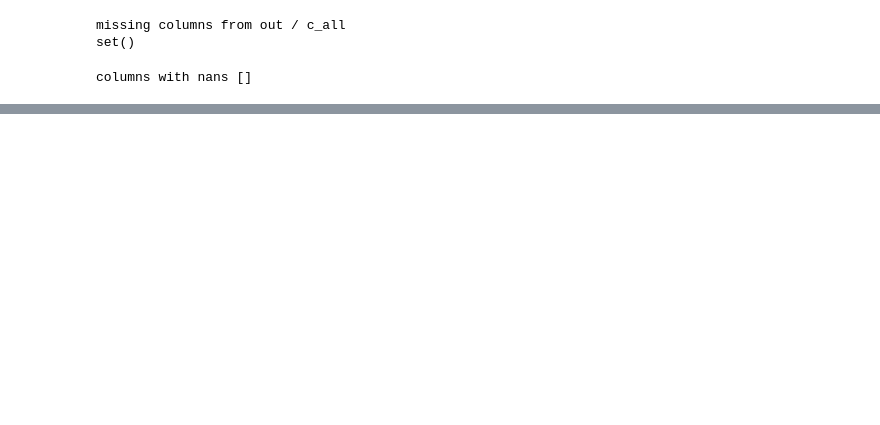
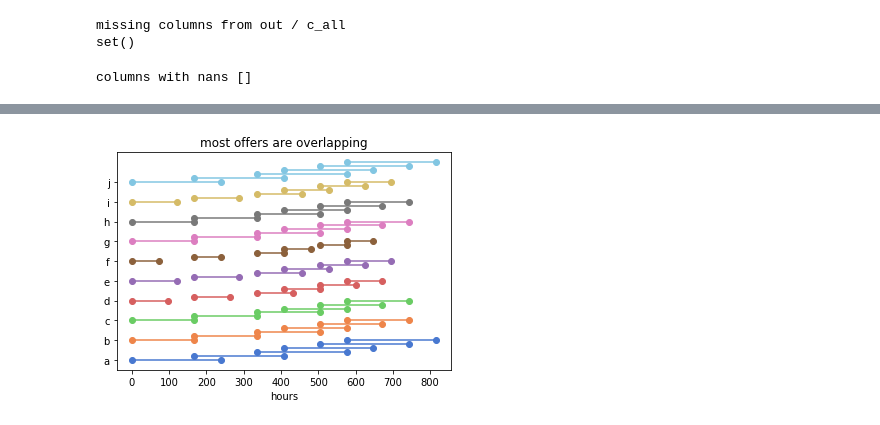
Before and after one commit to marco-bellini/Starbucks_capstone, a Jupyter notebook: 01_FE_EDA_offers.ipynb, the cells around one changed output, grey strips where cells are left out. Saved outputs shown, nothing was run; the diff lists cells and outputs as text; code cells hidden in the pictures; blank space fills up the shorter version.

```diff
--- a/01_FE_EDA_offers.ipynb
+++ b/01_FE_EDA_offers.ipynb
@@ -675,0 +162,19 @@ profile_all.income[profile_all.income<40000].hist(bins=100)
+# %%
+po=out.groupby(by=['offer','offer_received'])[['offer_end']].agg('mean').reset_index();
+sns.set_palette('muted',10)
+
+start_times=np.unique(po['offer_received'])
+po['offer_num']=po.offer.astype('category').cat.codes
+
+c=0
+for start in start_times:
+    xx=po.loc[po.offer_received==start,['offer_received','offer_end']].values
+    yy=po.loc[po.offer_received==start,['offer_num','offer_num']].values
+
+    plt.plot(xx.T, yy.T+c,'o-',alpha=1);
+    c+=0.2
+plt.yticks(range(0,10),['a', 'b', 'c', 'd', 'e' ,'f', 'g', 'h', 'i', 'j']);
+plt.title('most offers are overlapping');
+plt.xlabel('hours');
+# %% [output]
+[figure, added]
```
Also changed, not shown: parts of 106 cells of this notebook, 3 other files.
